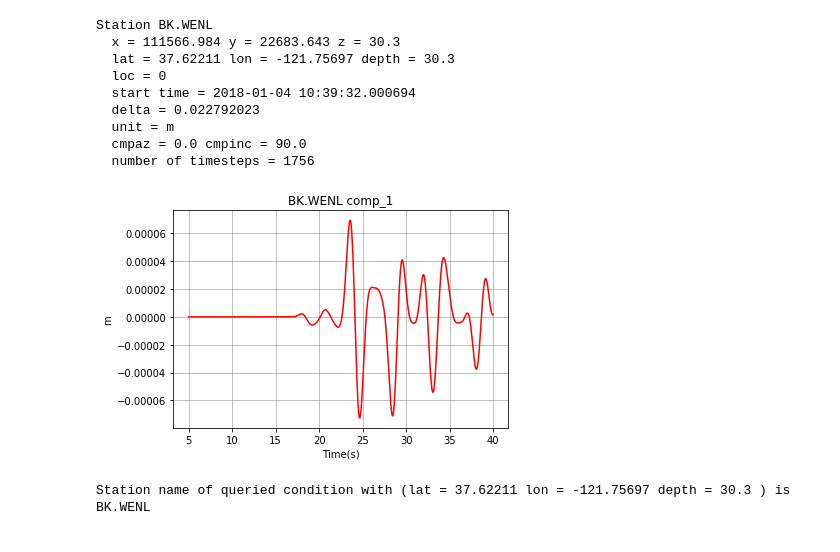
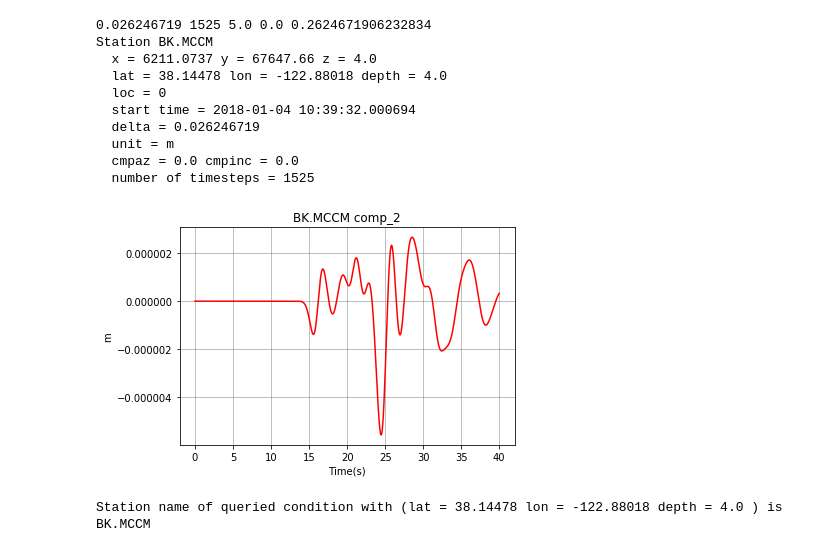
Before and after one commit to geodynamics/sw4, a Jupyter notebook: tools/readsachdf5.ipynb, the cells around one changed output. Saved outputs shown, nothing was run; the diff lists cells and outputs as text; code cells hidden in the pictures.

```diff
--- a/tools/readsachdf5.ipynb
+++ b/tools/readsachdf5.ipynb
@@ -45,8 +45,8 @@ def gettimeseries(filename, staname):
     if npts <= 0 or delta <=0:
         print('Error with station data, npts = ', npts, ', delta = ', delta)
     origintime = fid['ORIGINTIME'][0]
-    datatime= np.linspace(origintime, delta*(npts-1), npts)
-    #print(delta, npts, origintime, datatime[0], datatime[10])
+    datatime= np.linspace(0, delta*(npts-1), npts)
+    print(delta, npts, origintime, datatime[0], datatime[10])
 
     return datatime
 
@@ -105,9 +105,9 @@ def getcmpazinc(filename, staname, cmpid):
 
     return cmpaz, cmpinc
 # %%
-hdf5filename = '/global/u1/h/houhun/sw4/sachdf5/inverse/berkeley-jan-4-2018_data/sta_berkeley.h5'
-staname = 'BK.WENL'
-comp = 1
+hdf5filename = '/global/u1/h/houhun/sw4/sachdf5/inverse/berkeley-jan-4-2018_hdf5_output/berkeley.h5_out'
+staname = 'BK.MCCM'
+comp = 2
 
 timeseries      = gettimeseries(hdf5filename, staname)
 x, y, z         = getxyz(hdf5filename, staname)
@@ -116,38 +116,39 @@ loc             = getloc(hdf5filename, staname)
 starttime       = getstarttime(hdf5filename)
 data, npts      = getdata(hdf5filename, staname, comp)
 delta           = getdt(hdf5filename)
 unit            = getunit(hdf5filename)
 cmpaz, cmpinc   = getcmpazinc(hdf5filename, staname, comp)
 
 print('Station', staname)
 print('  x =', x, 'y =', y, 'z =', z)
 print('  lat =', lat, 'lon =', lon, 'depth =', depth)
 print('  loc =', loc)
 print('  start time =', starttime)
 print('  delta =', delta)
 print('  unit =', unit)
 print('  cmpaz =', cmpaz, 'cmpinc =', cmpinc)
 print('  number of timesteps =', npts)
 
 plt.title(staname+' comp_'+str(comp))
 plt.grid(color='grey', linestyle='-', linewidth=0.5)
 plt.ylabel(unit)
 plt.xlabel('Time(s)')
 plt.plot(timeseries, data, '-', color='red');
 plt.show()
 
 
 name = querystaname(hdf5filename, lat, lon, depth)
 print('Station name of queried condition with (lat =', lat, 'lon =', lon, 'depth =', depth, ') is', name)
 # %% [output]
-Station BK.WENL
-  x = 111566.984 y = 22683.643 z = 30.3
-  lat = 37.62211 lon = -121.75697 depth = 30.3
+0.026246719 1525 5.0 0.0 0.2624671906232834
+Station BK.MCCM
+  x = 6211.0737 y = 67647.66 z = 4.0
+  lat = 38.14478 lon = -122.88018 depth = 4.0
   loc = 0
   start time = 2018-01-04 10:39:32.000694
-  delta = 0.022792023
+  delta = 0.026246719
   unit = m
-  cmpaz = 0.0 cmpinc = 90.0
-  number of timesteps = 1756
+  cmpaz = 0.0 cmpinc = 0.0
+  number of timesteps = 1525
-[figure, old version]
+[figure, new version]
-Station name of queried condition with (lat = 37.62211 lon = -121.75697 depth = 30.3 ) is BK.WENL
+Station name of queried condition with (lat = 38.14478 lon = -122.88018 depth = 4.0 ) is BK.MCCM
```
Also changed, not shown: parts of 1 cell of this notebook.
